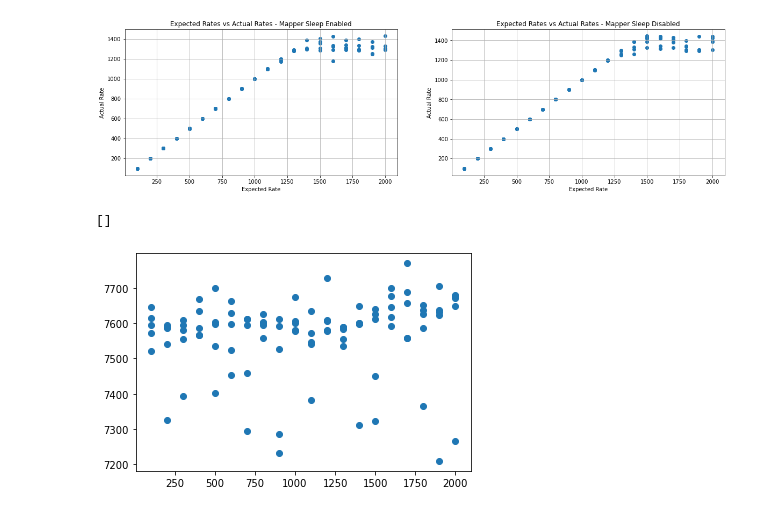
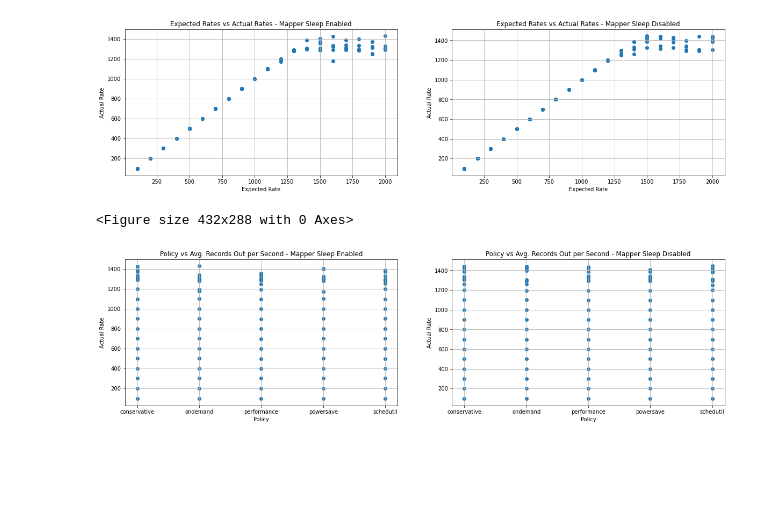
Before and after one commit to EEStrmCmptng/experiment-scripts, a Jupyter notebook: jg/cstate-experiments/cstate-flink/cstate_flink.ipynb, the cells around one changed output. Drawn from its saved outputs; the diff is of its cells as text; code cells hidden in the pictures; blank space fills up the shorter version.

Commit message:
added policy vs avg records out plots

```diff
--- a/jg/cstate-experiments/cstate-flink/cstate_flink.ipynb
+++ b/jg/cstate-experiments/cstate-flink/cstate_flink.ipynb
@@ -77,8 +77,23 @@ plt.show()
 <Figure size 432x288 with 0 Axes>
 [figure]
 # %%
-plt.scatter(dfEnabled["RATE"], dfEnabled["PKG_ENERGY"])
-plt.plot()
+plt.figure()
+
+fig, plots = plt.subplots(1, 2, figsize=(20, 5))
+
+plots[0].scatter(dfEnabled['POLICY'], dfEnabled['numRecordsOutPerSecond_avg'])
+plots[0].set_xlabel("Policy")
+plots[0].set_ylabel("Actual Rate")
+plots[0].set_title("Policy vs Avg. Records Out per Second - Mapper Sleep Enabled")
+plots[0].grid(True)
+
+plots[1].scatter(dfDisabled['POLICY'], dfDisabled['numRecordsOutPerSecond_avg'])
+plots[1].set_xlabel("Policy")
+plots[1].set_ylabel("Actual Rate")
+plots[1].set_title("Policy vs Avg. Records Out per Second - Mapper Sleep Disabled")
+plots[1].grid(True)
+
+plt.show()
 # %% [output]
-[]
+<Figure size 432x288 with 0 Axes>
-[figure, old version]
+[figure, new version]
```
